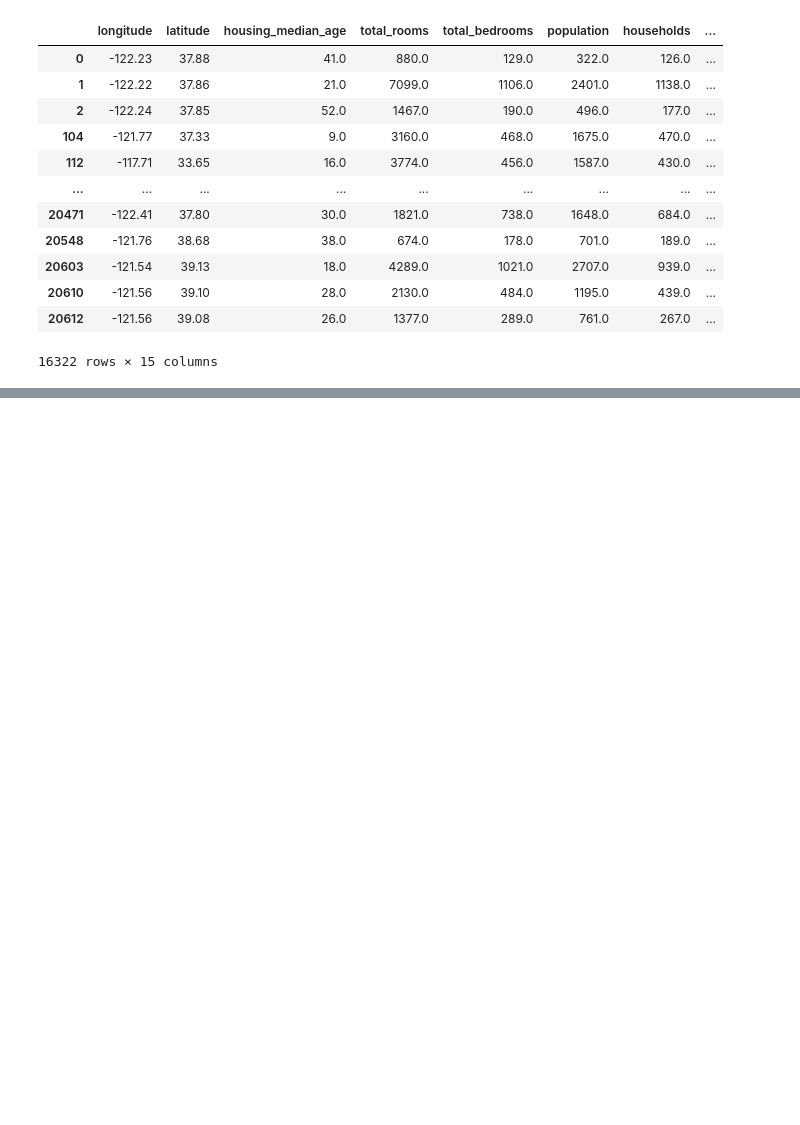
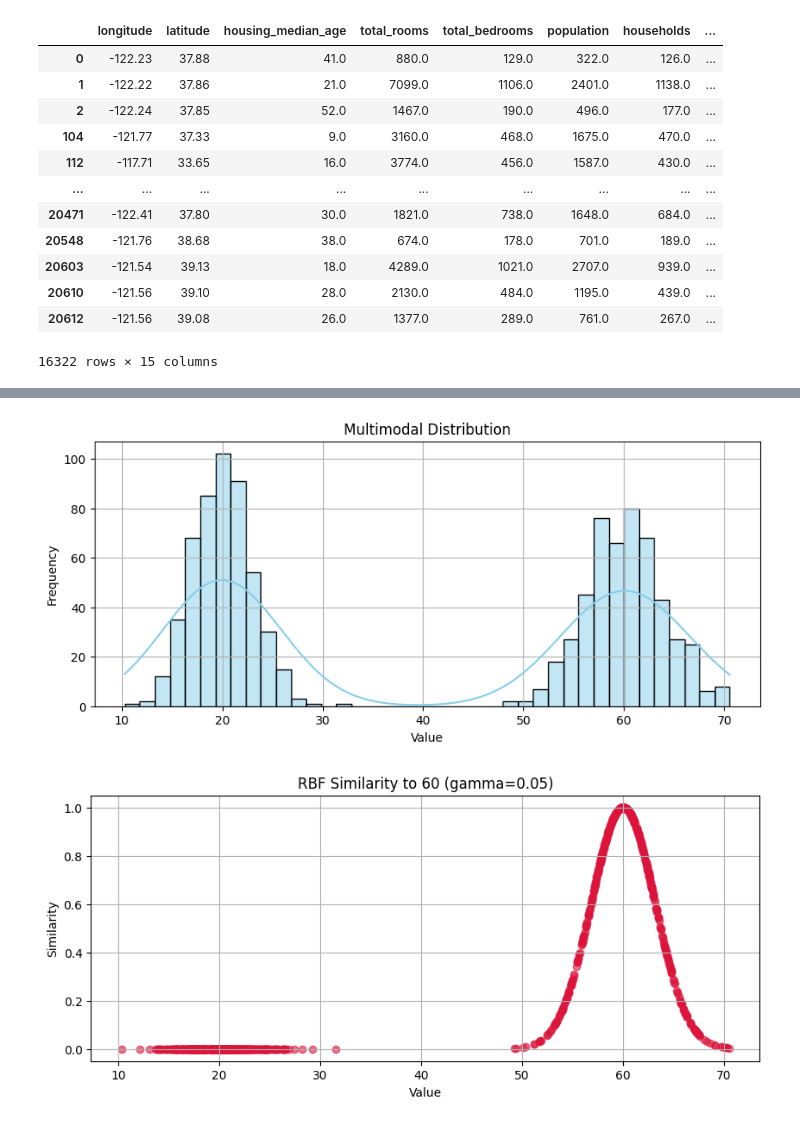
Before and after one commit to yousefosama736/hands-on-machine-learning, a Jupyter notebook: Untitled-1.ipynb, the cells around one changed output, grey strips where cells are left out. Drawn from its saved outputs; the diff is of its cells as text; code cells hidden in the pictures; blank space fills up the shorter version.

```diff
--- a/Untitled-1.ipynb
+++ b/Untitled-1.ipynb
@@ -369,0 +405,37 @@ x=
+# %%
+import numpy as np
+import matplotlib.pyplot as plt
+import seaborn as sns
+from sklearn.metrics.pairwise import rbf_kernel
+
+# 1. إنشاء بيانات Multimodal (قمتين عند 20 و60)
+np.random.seed(42)
+mode1 = np.random.normal(loc=20, scale=3, size=500)
+mode2 = np.random.normal(loc=60, scale=4, size=500)
+data = np.concatenate([mode1, mode2])
+
+# 2. رسم التوزيع Histogram + KDE
+plt.figure(figsize=(10, 4))
+sns.histplot(data, kde=True, bins=40, color='skyblue', edgecolor='black')
+plt.title('Multimodal Distribution')
+plt.xlabel('Value')
+plt.ylabel('Frequency')
+plt.grid(True)
+plt.show()
+
+# 3. حساب RBF similarity لذروة عند 60
+data_reshaped = data.reshape(-1, 1)
+gamma = 0.05  # جرب تغيره وشوف الفرق
+rbf_sim_60 = rbf_kernel(data_reshaped, [[60]], gamma=gamma)
+
+# 4. رسم ميزة التشابه مع القمة عند 60
+plt.figure(figsize=(10, 4))
+plt.scatter(data, rbf_sim_60, color='crimson', alpha=0.6)
+plt.title(f'RBF Similarity to 60 (gamma={gamma})')
+plt.xlabel('Value')
+plt.ylabel('Similarity')
+plt.grid(True)
+plt.show()
+# %% [output]
+[figure, added]
+[figure, added]
```
Also changed, not shown: parts of 42 cells of this notebook, 1 other file.
